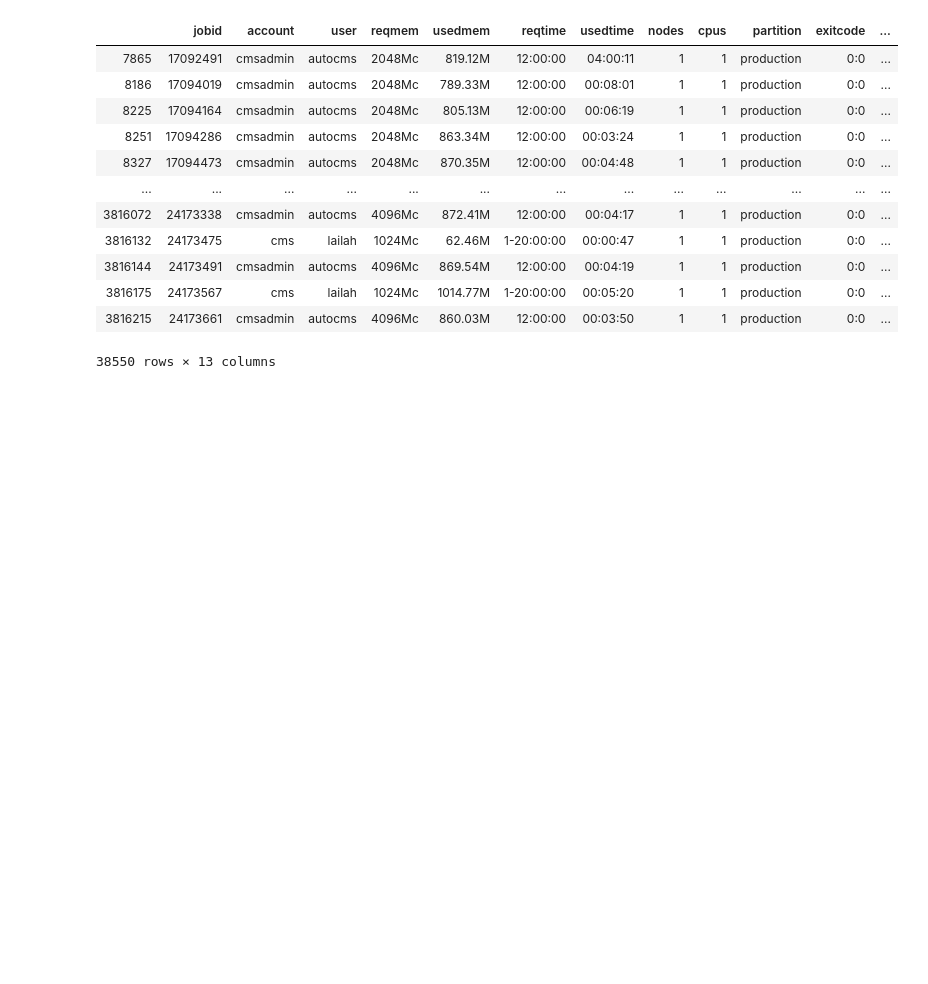
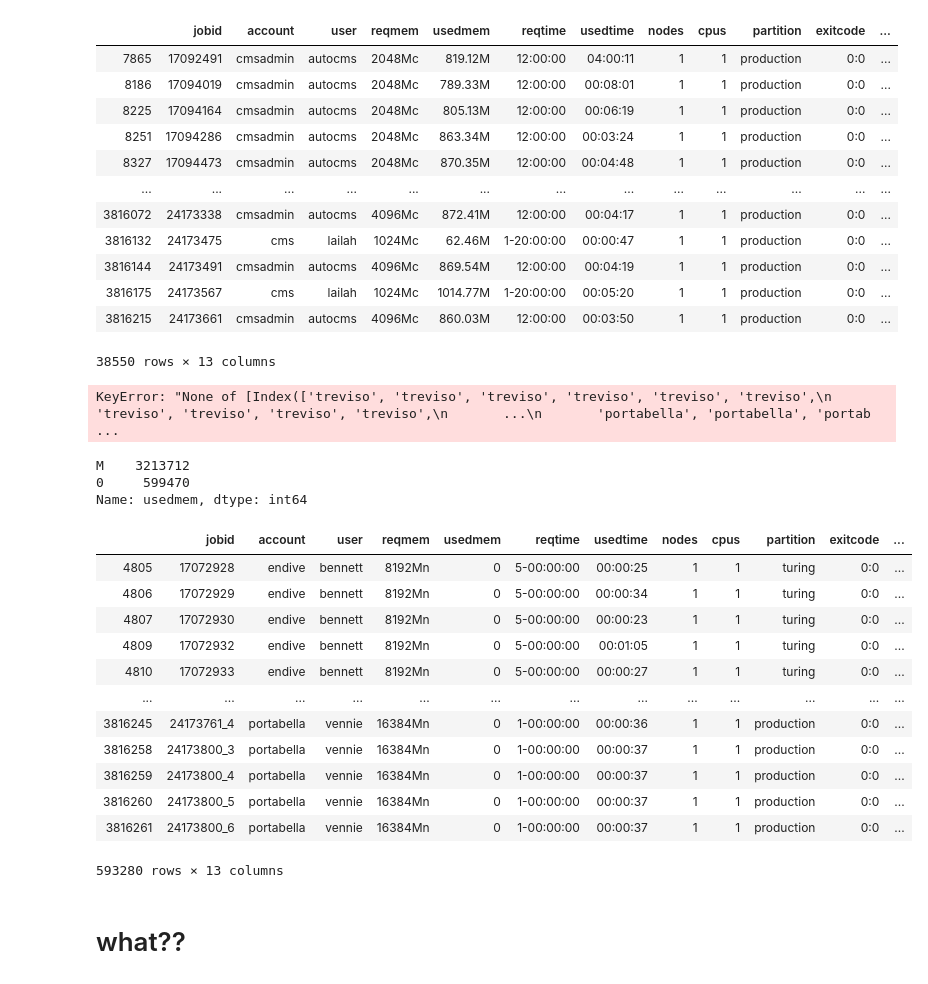
Before and after one commit to nss-data-science-cohort-4/dq2-accre-amd, a Jupyter notebook: notebooks/accre_jobs_2020.ipynb, the cells around one changed output. Saved outputs shown, nothing was run; the diff lists cells and outputs as text; code cells hidden in the pictures; blank space fills up the shorter version.

```diff
--- a/notebooks/accre_jobs_2020.ipynb
+++ b/notebooks/accre_jobs_2020.ipynb
@@ -180,3 +217,32 @@ cms_Mc
 | 3816175 | 24173567 | cms | lailah | 1024Mc | 1014.77M | 1-20:00:00 | 00:05:20 | 1 | 1 | production | 0:0 | ... |
 | 3816215 | 24173661 | cmsadmin | autocms | 4096Mc | 860.03M | 12:00:00 | 00:03:50 | 1 | 1 | production | 0:0 | ... |
 38550 rows × 13 columns
+# %%
+accre_jobs_2020[accre_jobs_2020["account"]].str.match('\d+').value_counts()
+# %% [output]
+KeyError: "None of [Index(['treviso', 'treviso', 'treviso', 'treviso', 'treviso', 'treviso',\n       'treviso', 'treviso', 'treviso', 'treviso',\n       ...\n       'portabella', 'portabella', 'portab ...
+# %%
+accre_jobs_2020['usedmem'].str[-1].value_counts()
+# %% [output]
+M    3213712
+0     599470
+Name: usedmem, dtype: int64
+# %%
+accre_mem_zeros = accre_jobs_2020[(accre_jobs_2020['usedmem'] == '0') & (accre_jobs_2020['state'] == 'COMPLETED')]
+accre_mem_zeros
+# %% [output]
+|  | jobid | account | user | reqmem | usedmem | reqtime | usedtime | nodes | cpus | partition | exitcode | ... |
+| 4805 | 17072928 | endive | bennett | 8192Mn | 0 | 5-00:00:00 | 00:00:25 | 1 | 1 | turing | 0:0 | ... |
+| 4806 | 17072929 | endive | bennett | 8192Mn | 0 | 5-00:00:00 | 00:00:34 | 1 | 1 | turing | 0:0 | ... |
+| 4807 | 17072930 | endive | bennett | 8192Mn | 0 | 5-00:00:00 | 00:00:23 | 1 | 1 | turing | 0:0 | ... |
+| 4809 | 17072932 | endive | bennett | 8192Mn | 0 | 5-00:00:00 | 00:01:05 | 1 | 1 | turing | 0:0 | ... |
+| 4810 | 17072933 | endive | bennett | 8192Mn | 0 | 5-00:00:00 | 00:00:27 | 1 | 1 | turing | 0:0 | ... |
+| ... | ... | ... | ... | ... | ... | ... | ... | ... | ... | ... | ... | ... |
+| 3816245 | 24173761_4 | portabella | vennie | 16384Mn | 0 | 1-00:00:00 | 00:00:36 | 1 | 1 | production | 0:0 | ... |
+| 3816258 | 24173800_3 | portabella | vennie | 16384Mn | 0 | 1-00:00:00 | 00:00:37 | 1 | 1 | production | 0:0 | ... |
+| 3816259 | 24173800_4 | portabella | vennie | 16384Mn | 0 | 1-00:00:00 | 00:00:37 | 1 | 1 | production | 0:0 | ... |
+| 3816260 | 24173800_5 | portabella | vennie | 16384Mn | 0 | 1-00:00:00 | 00:00:37 | 1 | 1 | production | 0:0 | ... |
+| 3816261 | 24173800_6 | portabella | vennie | 16384Mn | 0 | 1-00:00:00 | 00:00:37 | 1 | 1 | production | 0:0 | ... |
+593280 rows × 13 columns
+# %% [markdown]
+# what??
```
Also changed, not shown: parts of 13 cells of this notebook.
